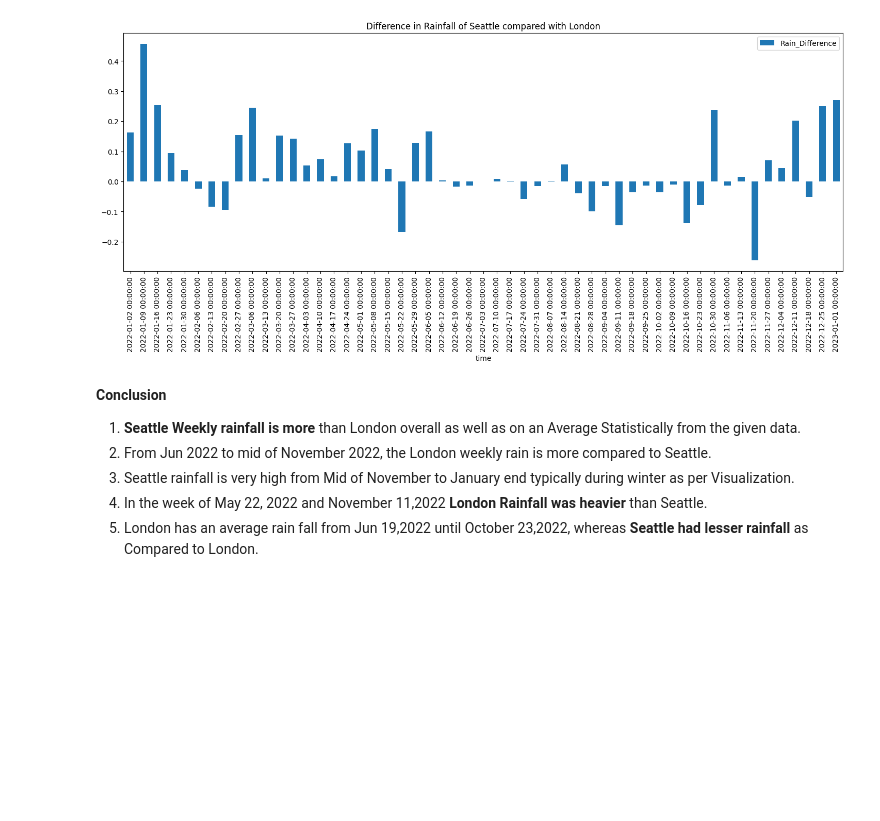
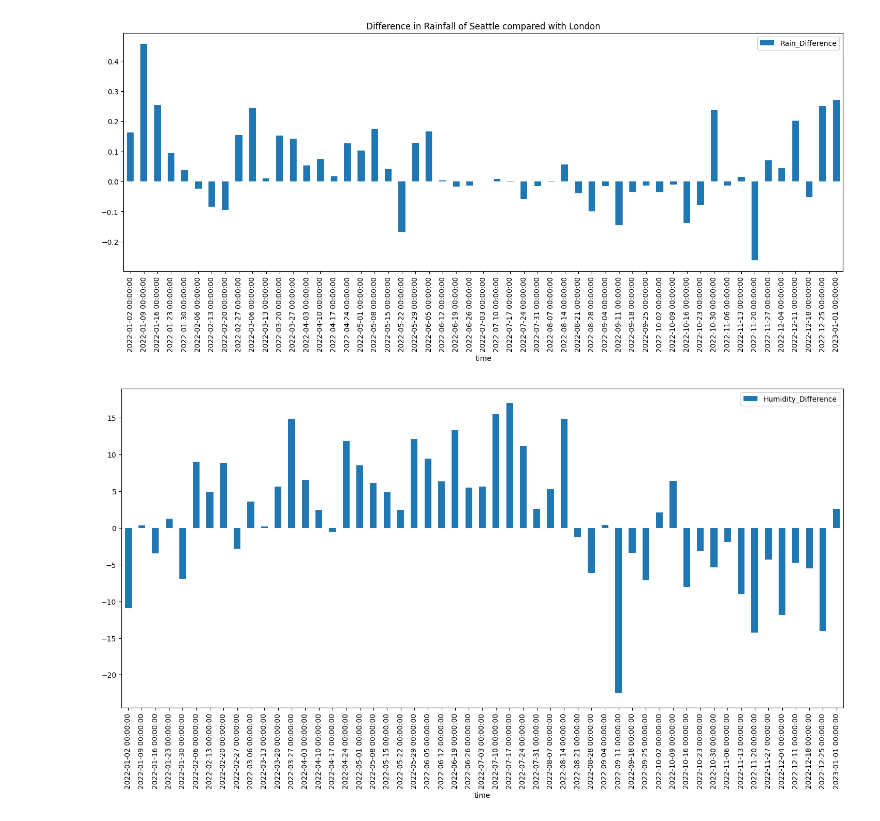
Before and after one commit to nishamizh/api-Open-Meteo, a Jupyter notebook: api_data_wrangling.ipynb, the cells around one changed output. Saved outputs shown, nothing was run; the diff lists cells and outputs as text; code cells hidden in the pictures; blank space fills up the shorter version.

```diff
--- a/api_data_wrangling.ipynb
+++ b/api_data_wrangling.ipynb
@@ -601,13 +601,6 @@ plt.title('Difference in Rainfall of Seattle compared with London')
 plt.show()
 # %% [output]
 [figure]
-# %% [markdown]
-<b>Conclusion </b>
-1. <b>Seattle Weekly rainfall is more </b>than London overall as well as on an Average Statistically from the given data.
-2. From Jun 2022 to mid of November 2022, the London weekly rain is more compared to Seattle.
-3. Seattle rainfall is very high from Mid of November to January end typically during winter as per Visualization.
-4. In the week of May 22, 2022 and November 11,2022 <b> London Rainfall was heavier </b> than Seattle.
-5. London has an average rain fall from Jun 19,2022 until October 23,2022, whereas <b> Seattle had lesser rainfall </b> as Compared to London.
 # %%
 # Step 10: Save Data to CSV (Optional)
 
@@ -616,3 +609,12 @@ df_london.to_csv('london_weather.csv')
 
 # Save Los Angeles data
 df_seattle.to_csv('seattle_weather.csv')
+# %%
+# Further Analysis based on Humidity
+combined_weekly_humidity = pd.DataFrame({"london_weekly_humidity":df_london_weekly['relativehumidity_2m'],"seattle_weekly_humidity":df_seattle_weekly['relativehumidity_2m']})
+
+combined_weekly_humidity['Humidity_Difference'] = combined_weekly_humidity['seattle_weekly_humidity'] - combined_weekly_humidity['london_weekly_humidity']
+combined_weekly_humidity.plot(kind='bar', y='Humidity_Difference',figsize=(18,8))
+plt.show()
+# %% [output]
+[figure, added]
```
Also changed, not shown: parts of 2 cells of this notebook.
